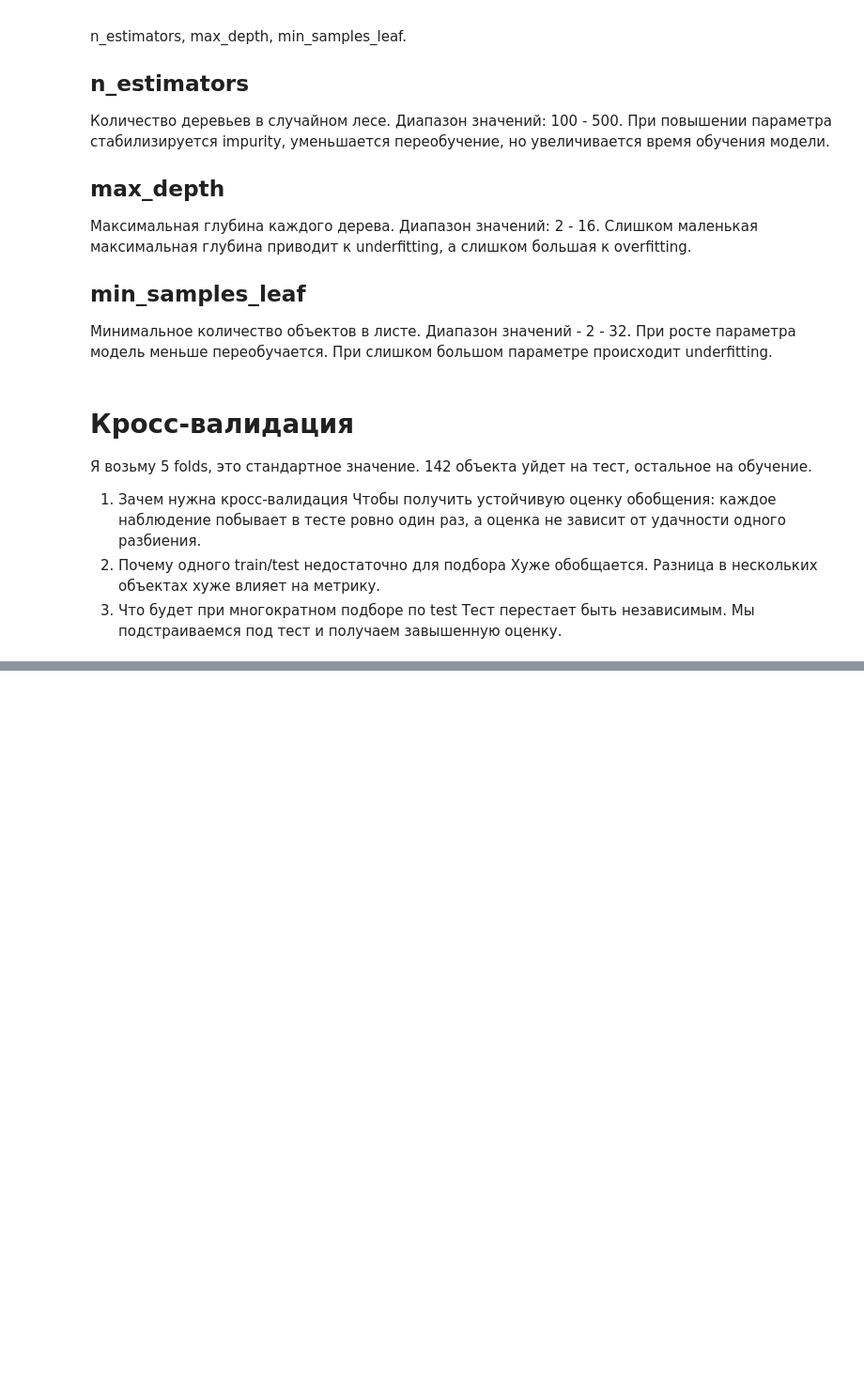
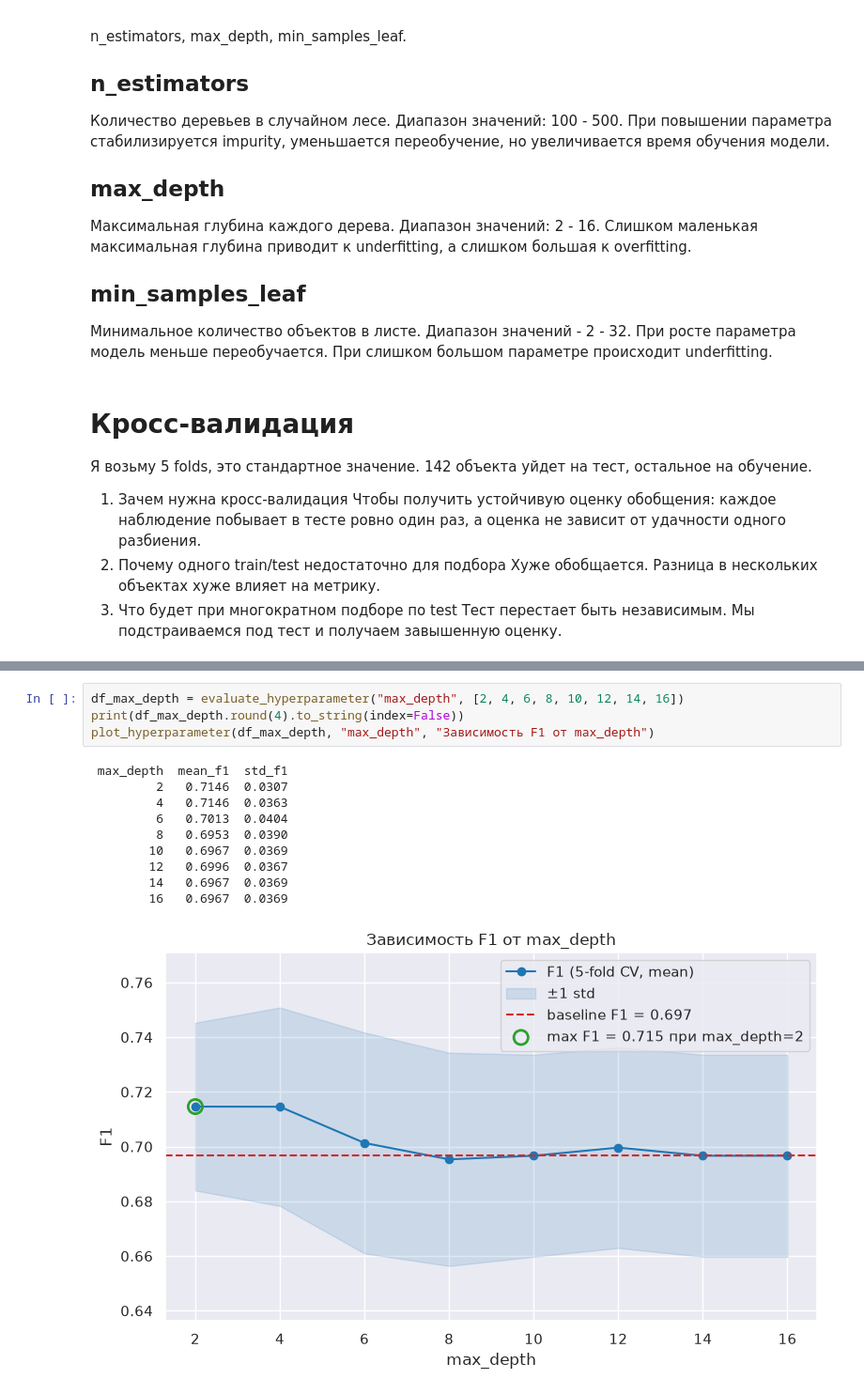
Before and after one commit to Megakret/ml_course_mai, a Jupyter notebook: hyperparameters/lab3.ipynb, the cells around one changed output, grey strips where cells are left out. Shown at 94% size. Cells and saved outputs as stored; diff of their text form; blank space fills up the shorter version.

```diff
--- a/hyperparameters/lab3.ipynb
+++ b/hyperparameters/lab3.ipynb
@@ -192,0 +286,15 @@ TypeError: int() argument must be a string, a bytes-like object or a real number
+# %%
+df_max_depth = evaluate_hyperparameter("max_depth", [2, 4, 6, 8, 10, 12, 14, 16])
+print(df_max_depth.round(4).to_string(index=False))
+plot_hyperparameter(df_max_depth, "max_depth", "Зависимость F1 от max_depth")
+# %% [output]
+ max_depth  mean_f1  std_f1
+         2   0.7146  0.0307
+         4   0.7146  0.0363
+         6   0.7013  0.0404
+         8   0.6953  0.0390
+        10   0.6967  0.0369
+        12   0.6996  0.0367
+        14   0.6967  0.0369
+        16   0.6967  0.0369
+[figure, added]
```
Also changed, not shown: parts of 16 cells of this notebook, 4 other files.
